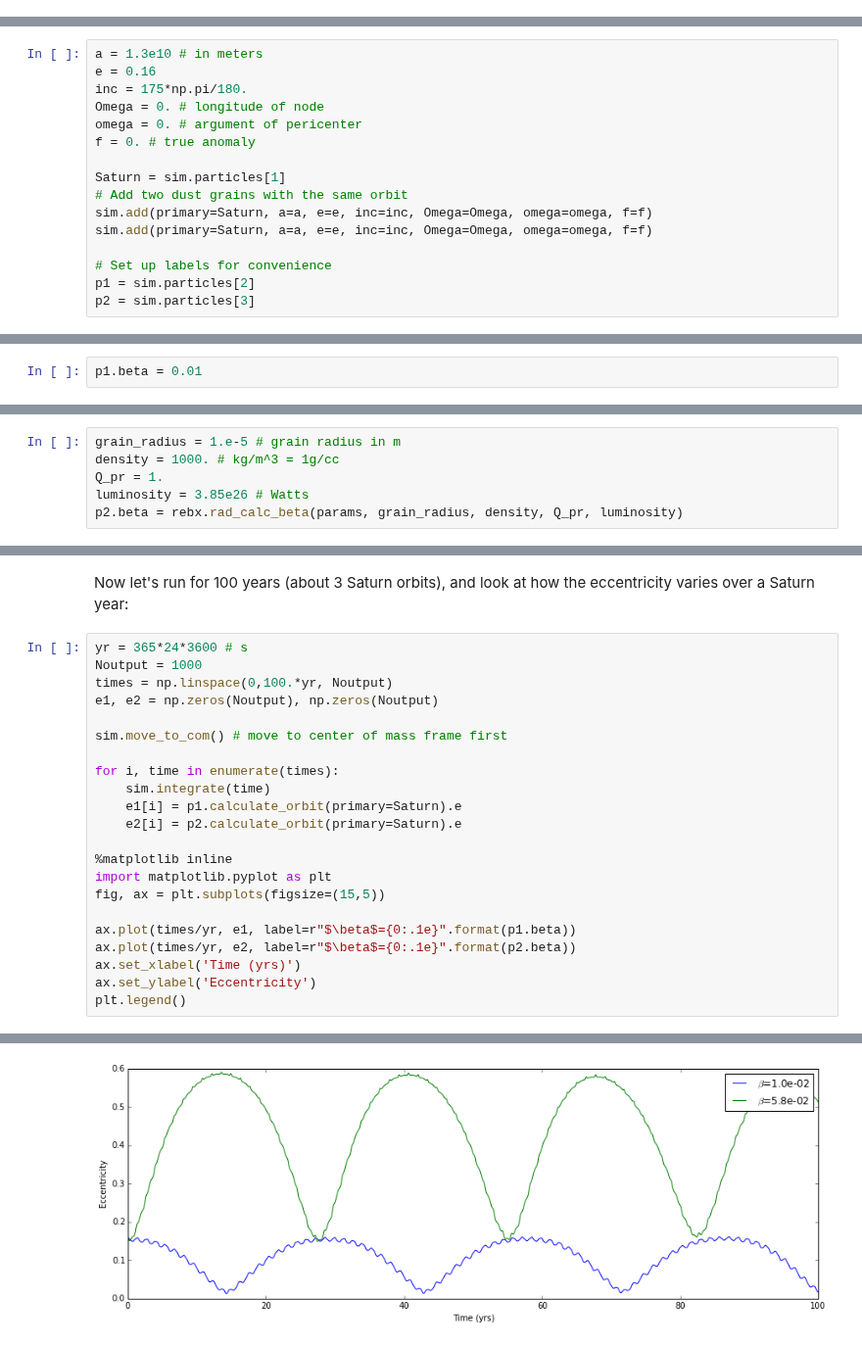
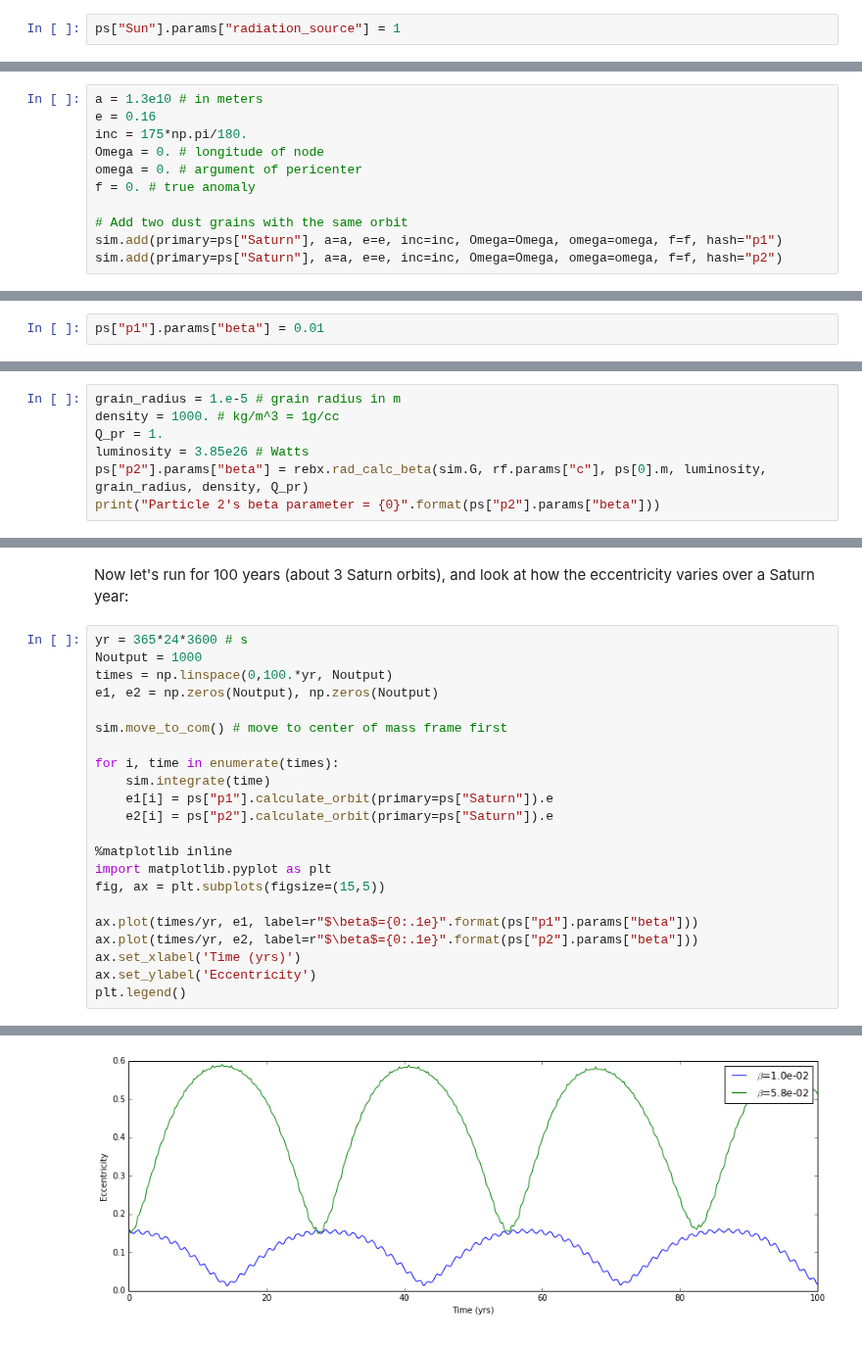
Before and after one commit to dtamayo/reboundx, a Jupyter notebook: ipython_examples/Radiation_Forces_Circumplanetary_Dust.ipynb, the cells around one changed output, grey strips where cells are left out. Shown at 98% size. Drawn from its saved outputs; the diff is of its cells as text.

```diff
--- a/ipython_examples/Radiation_Forces_Circumplanetary_Dust.ipynb
+++ b/ipython_examples/Radiation_Forces_Circumplanetary_Dust.ipynb
@@ -22,3 +26,5 @@ params = rebx.add_radiation_forces(source_index=0, c=3.e8)
+# %%
+ps["Sun"].params["radiation_source"] = 1
 # %% [markdown]
 Here we show how to add two dust grains to the simulation in different ways.  Let's first initialize their orbits.  In both cases we use the orbital elements of Saturn's irregular satellite Phoebe, which the dust grains will inherit upon release (Tamayo et al. 2011).  Since the dust grains don't interact with one another, putting them on top of each other is OK.
 # %%
@@ -29,16 +35,11 @@ Omega = 0. # longitude of node
 omega = 0. # argument of pericenter
 f = 0. # true anomaly
 
-Saturn = sim.particles[1]
 # Add two dust grains with the same orbit
-sim.add(primary=Saturn, a=a, e=e, inc=inc, Omega=Omega, omega=omega, f=f)
-sim.add(primary=Saturn, a=a, e=e, inc=inc, Omega=Omega, omega=omega, f=f)
-
-# Set up labels for convenience
-p1 = sim.particles[2]
-p2 = sim.particles[3]
+sim.add(primary=ps["Saturn"], a=a, e=e, inc=inc, Omega=Omega, omega=omega, f=f, hash="p1")
+sim.add(primary=ps["Saturn"], a=a, e=e, inc=inc, Omega=Omega, omega=omega, f=f, hash="p2")
 # %% [markdown]
 Now we add the grains' physical properties.  **In order for particles to feel radiation forces, we have to set their `beta` parameter**.  $\beta$ is tha ratio of the radiation force to the gravitational force from the star (Burns et al. 1979).  One can either set it directly:
 # %%
-p1.beta = 0.01
+ps["p1"].params["beta"] = 0.01
 # %% [markdown]
@@ -48,4 +49,5 @@ grain_radius = 1.e-5 # grain radius in m
 density = 1000. # kg/m^3 = 1g/cc
 Q_pr = 1.
 luminosity = 3.85e26 # Watts
-p2.beta = rebx.rad_calc_beta(params, grain_radius, density, Q_pr, luminosity)
+ps["p2"].params["beta"] = rebx.rad_calc_beta(sim.G, rf.params["c"], ps[0].m, luminosity, grain_radius, density, Q_pr)
+print("Particle 2's beta parameter = {0}".format(ps["p2"].params["beta"]))
@@ -54,25 +58,25 @@ Now let's run for 100 years (about 3 Saturn orbits), and look at how the eccentr
 # %%
 yr = 365*24*3600 # s
 Noutput = 1000
 times = np.linspace(0,100.*yr, Noutput)
 e1, e2 = np.zeros(Noutput), np.zeros(Noutput)
 
 sim.move_to_com() # move to center of mass frame first
 
 for i, time in enumerate(times):
     sim.integrate(time)
-    e1[i] = p1.calculate_orbit(primary=Saturn).e
-    e2[i] = p2.calculate_orbit(primary=Saturn).e
+    e1[i] = ps["p1"].calculate_orbit(primary=ps["Saturn"]).e
+    e2[i] = ps["p2"].calculate_orbit(primary=ps["Saturn"]).e
 
 %matplotlib inline
 import matplotlib.pyplot as plt
 fig, ax = plt.subplots(figsize=(15,5))
 
-ax.plot(times/yr, e1, label=r"$\beta$={0:.1e}".format(p1.beta))
-ax.plot(times/yr, e2, label=r"$\beta$={0:.1e}".format(p2.beta))
+ax.plot(times/yr, e1, label=r"$\beta$={0:.1e}".format(ps["p1"].params["beta"]))
+ax.plot(times/yr, e2, label=r"$\beta$={0:.1e}".format(ps["p2"].params["beta"]))
 ax.set_xlabel('Time (yrs)')
 ax.set_ylabel('Eccentricity')
 plt.legend()
 # %% [output]
 <matplotlib.legend.Legend at 0x...>
-[figure, old version]
+[figure, new version]
```
Also changed, not shown: parts of 7 cells of this notebook, 19 other files.
